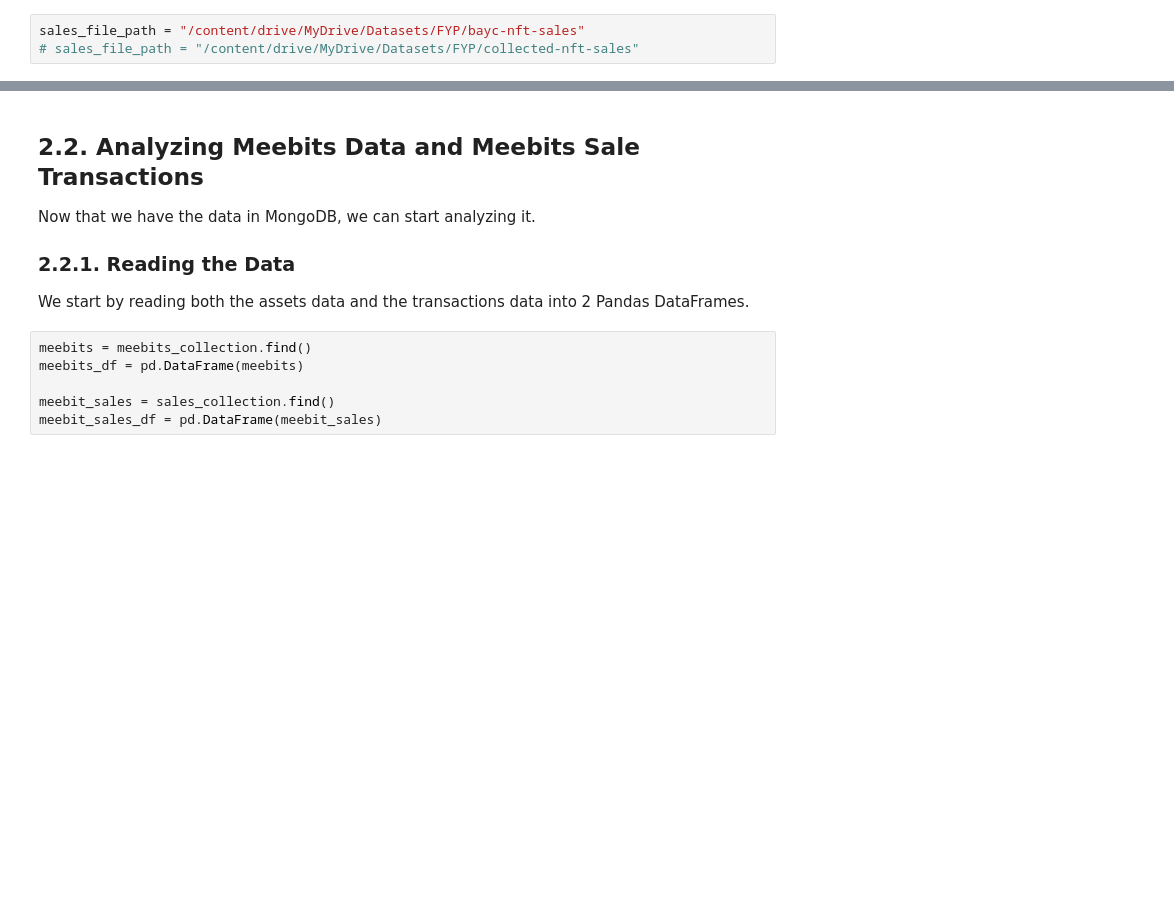
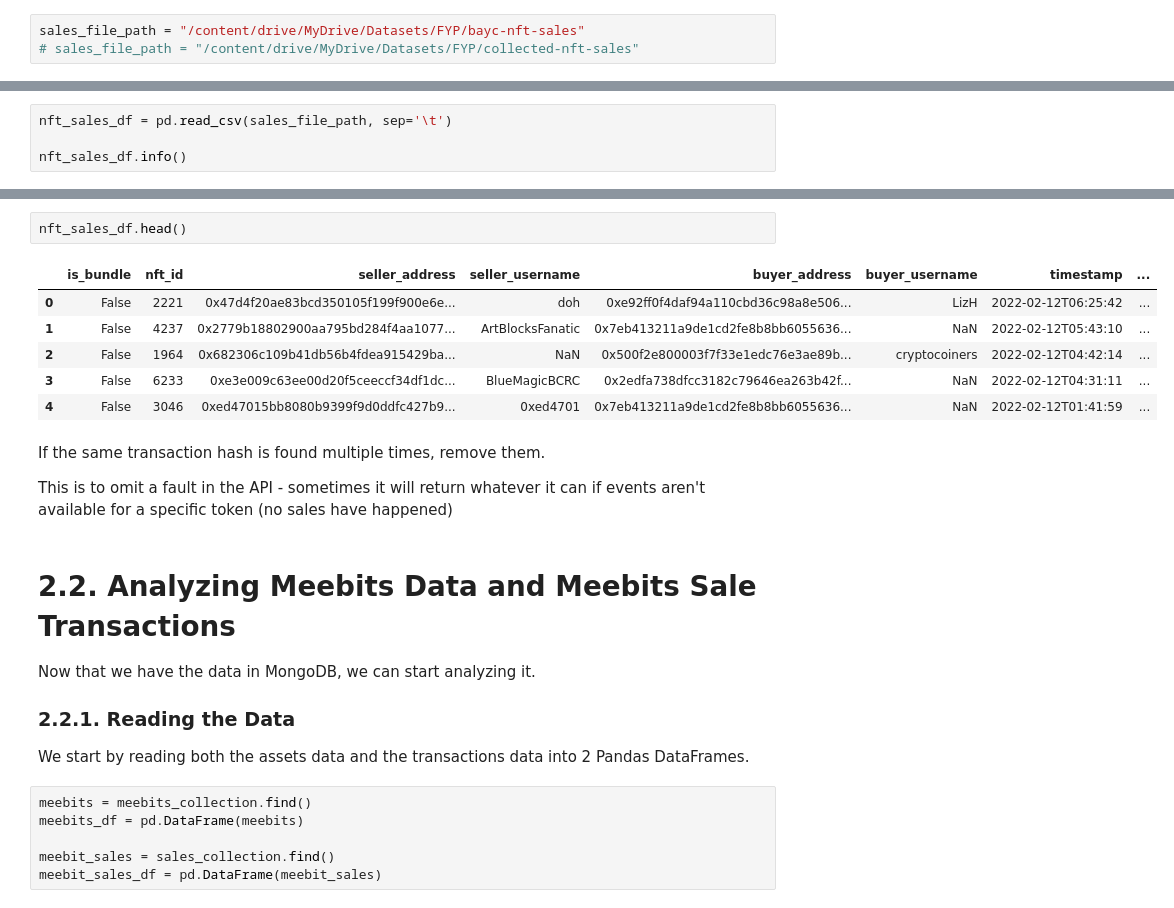
Before and after one commit to dinuka-rp/nerdy-panda, a Jupyter notebook: Prototype/Data Collection/data_mining_nfts.ipynb, the cells around one changed output, grey strips where cells are left out. Cells and saved outputs as stored; diff of their text form; blank space fills up the shorter version.

Commit message:
Work on collecting all possible datapoints for NFT asset data collection

```diff
--- a/Prototype/Data Collection/data_mining_nfts.ipynb
+++ b/Prototype/Data Collection/data_mining_nfts.ipynb
@@ -604,0 +664,4 @@ for i in range(0, 200):
+# %%
+nft_sales_df = pd.read_csv(sales_file_path, sep='\t')
+
+nft_sales_df.info()
@@ -605,5 +702,18 @@ for i in range(0, 200):
+# %%
+nft_sales_df.head()
+# %% [output]
+|  | is_bundle | nft_id | seller_address | seller_username | buyer_address | buyer_username | timestamp | ... |
+| 0 | False | 2221 | 0x47d4f20ae83bcd350105f199f900e6e... | doh | 0xe92ff0f4daf94a110cbd36c98a8e506... | LizH | 2022-02-12T06:25:42 | ... |
+| 1 | False | 4237 | 0x2779b18802900aa795bd284f4aa1077... | ArtBlocksFanatic | 0x7eb413211a9de1cd2fe8b8bb6055636... | NaN | 2022-02-12T05:43:10 | ... |
+| 2 | False | 1964 | 0x682306c109b41db56b4fdea915429ba... | NaN | 0x500f2e800003f7f33e1edc76e3ae89b... | cryptocoiners | 2022-02-12T04:42:14 | ... |
+| 3 | False | 6233 | 0xe3e009c63ee00d20f5ceeccf34df1dc... | BlueMagicBCRC | 0x2edfa738dfcc3182c79646ea263b42f... | NaN | 2022-02-12T04:31:11 | ... |
+| 4 | False | 3046 | 0xed47015bb8080b9399f9d0ddfc427b9... | 0xed4701 | 0x7eb413211a9de1cd2fe8b8bb6055636... | NaN | 2022-02-12T01:41:59 | ... |
+# %% [markdown]
+If the same transaction hash is found multiple times, remove them.
+
+This is to omit a fault in the API - sometimes it will return whatever it can if events aren't available for a specific token (no sales have happened)
 # %% [markdown]
-## 2.2. Analyzing Meebits Data and Meebits Sale Transactions
+# 2.2. Analyzing Meebits Data and Meebits Sale Transactions
 
 Now that we have the data in MongoDB, we can start analyzing it.
 
```
Also changed, not shown: parts of 29 cells of this notebook.
